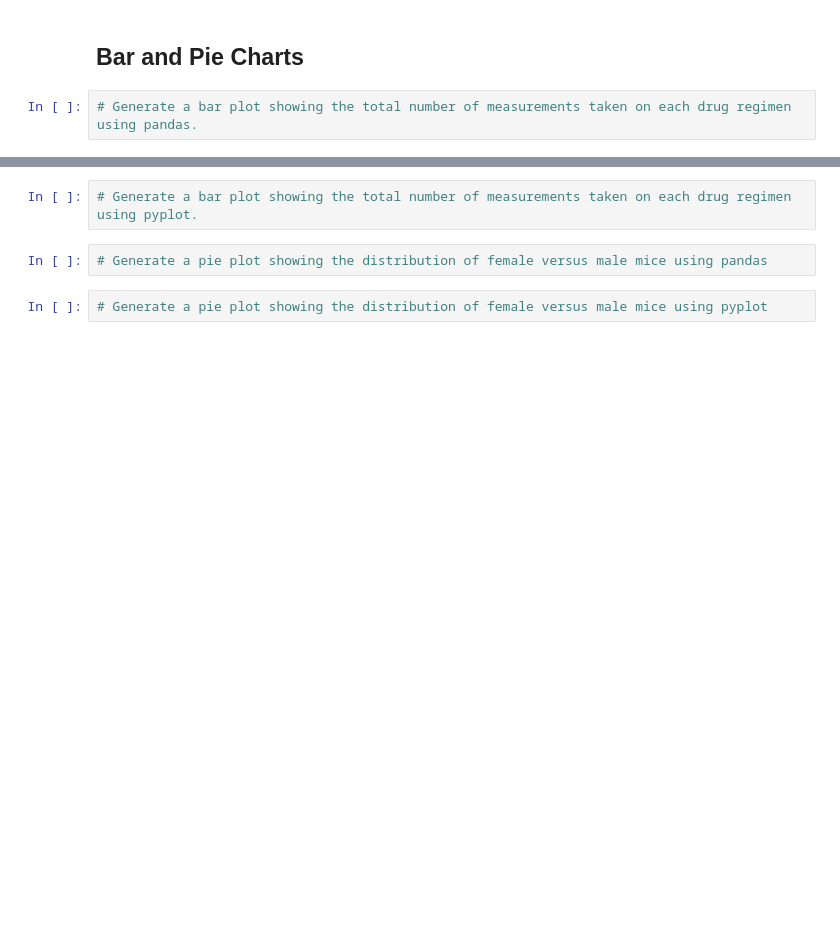
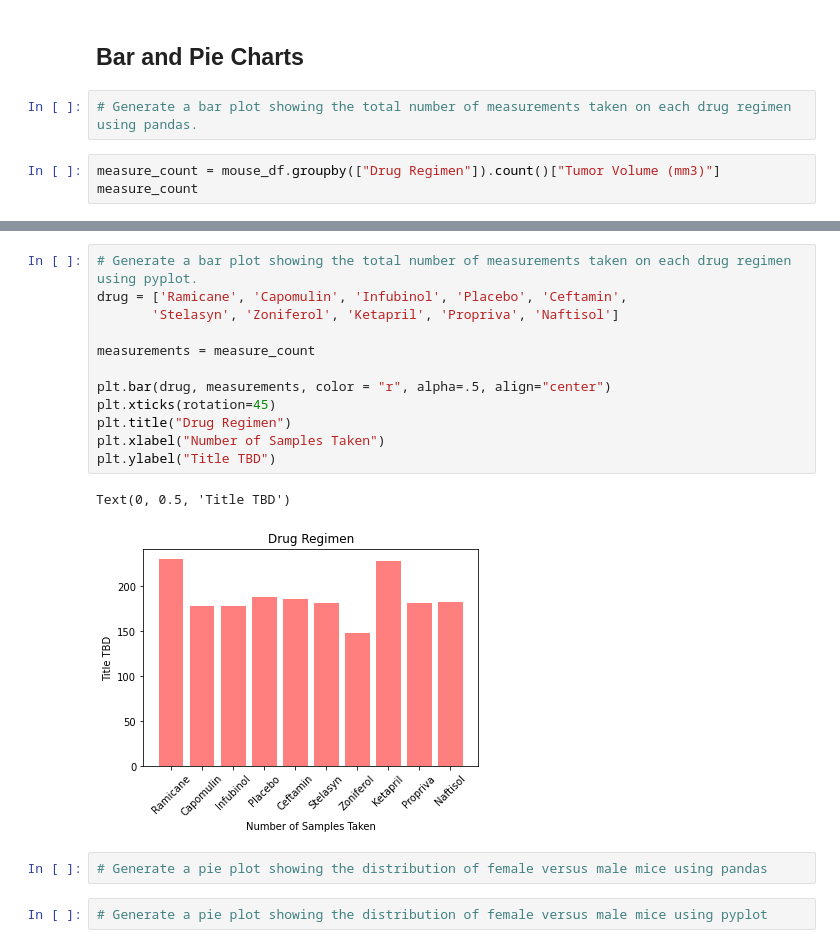
Before and after one commit to HilaryKoerner/PyMaceutical_Matplotlib_Analysis, a Jupyter notebook: Pymaceuticals-Copy1.ipynb, the cells around one changed output, grey strips where cells are left out. Drawn from its saved outputs; the diff is of its cells as text; blank space fills up the shorter version.

Commit message:
bar chart for drug regimen

```diff
--- a/Pymaceuticals-Copy1.ipynb
+++ b/Pymaceuticals-Copy1.ipynb
@@ -210,3 +233,6 @@ KeyError: 'Tumor Volume (mm3)'
 ## Bar and Pie Charts
 # %%
 # Generate a bar plot showing the total number of measurements taken on each drug regimen using pandas.
+# %%
+measure_count = mouse_df.groupby(["Drug Regimen"]).count()["Tumor Volume (mm3)"]
+measure_count
@@ -213,5 +252,18 @@ KeyError: 'Tumor Volume (mm3)'
 # %%
 # Generate a bar plot showing the total number of measurements taken on each drug regimen using pyplot.
+drug = ['Ramicane', 'Capomulin', 'Infubinol', 'Placebo', 'Ceftamin',
+       'Stelasyn', 'Zoniferol', 'Ketapril', 'Propriva', 'Naftisol']
+
+measurements = measure_count
+
+plt.bar(drug, measurements, color = "r", alpha=.5, align="center")
+plt.xticks(rotation=45)
+plt.title("Drug Regimen")
+plt.xlabel("Number of Samples Taken")
+plt.ylabel("Title TBD")
+# %% [output]
+Text(0, 0.5, 'Title TBD')
+[figure, added]
 # %%
 # Generate a pie plot showing the distribution of female versus male mice using pandas
 # %%
```
Also changed, not shown: parts of 8 cells of this notebook.
